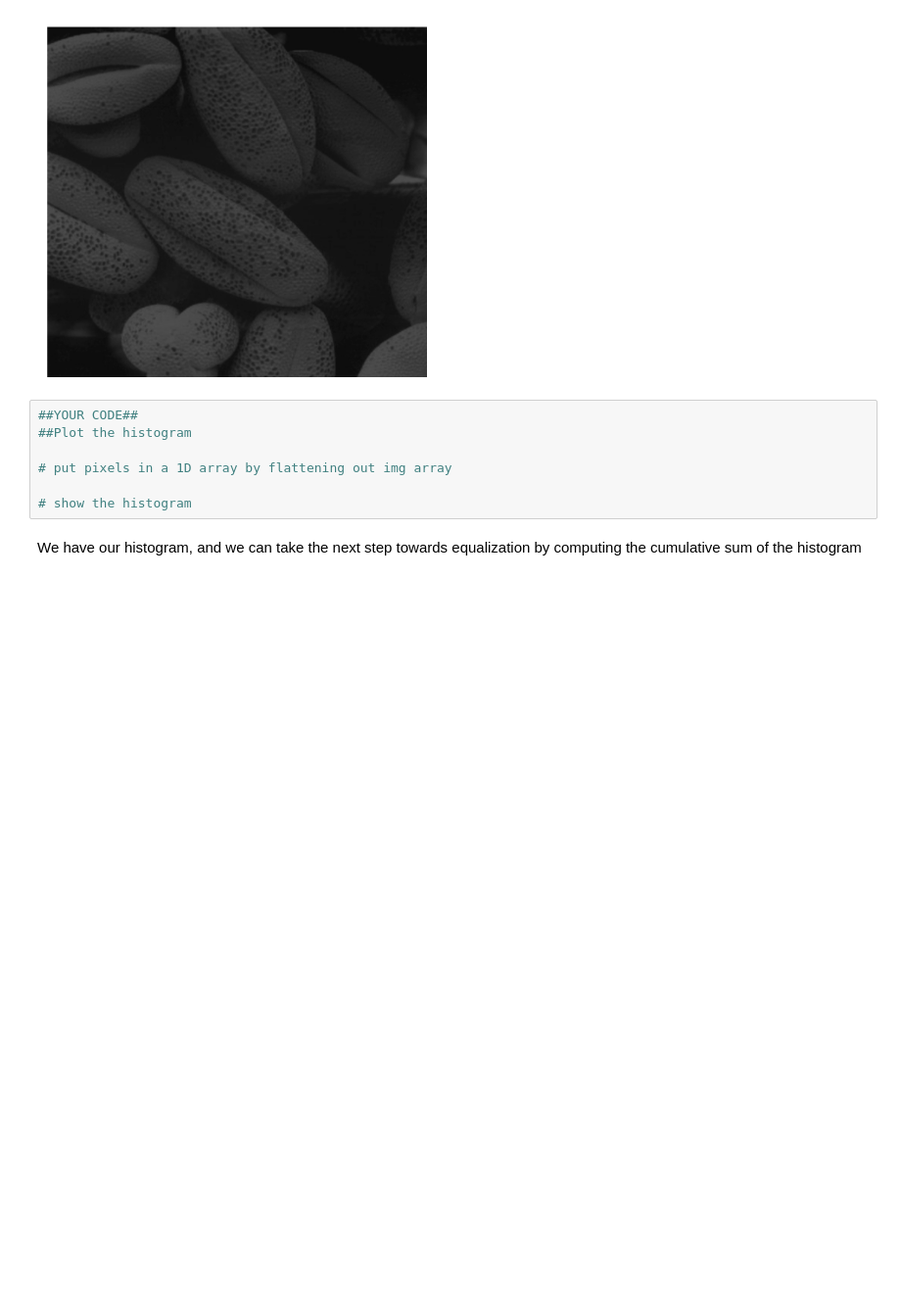
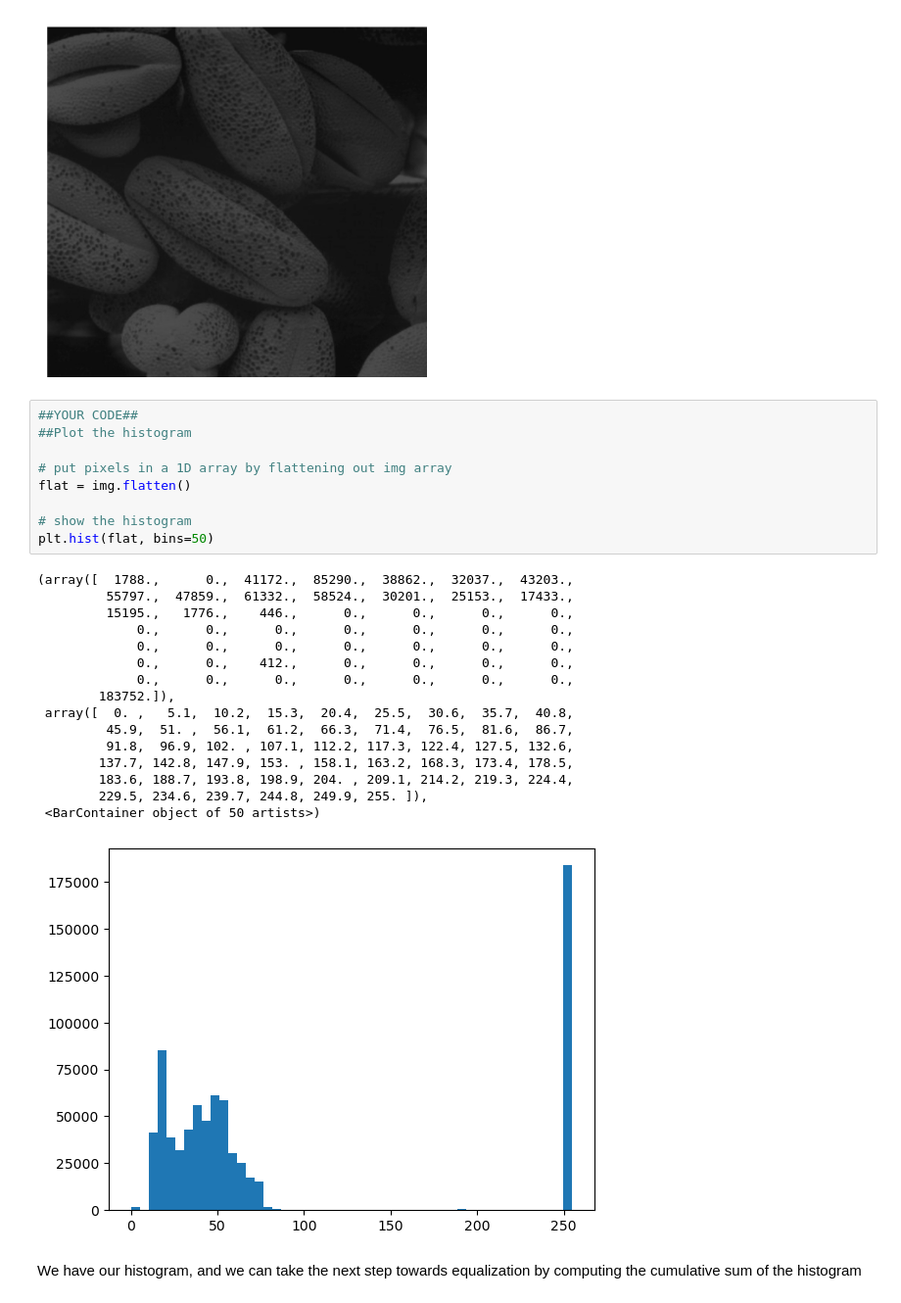
Before and after one commit to masak1112/Computer_vision_lecture_shnu, a Jupyter notebook: week02/Practice_01/Practice_01-answer01.ipynb, the cells around one changed output. Shown at 98% size. Saved outputs shown, nothing was run; the diff lists cells and outputs as text; blank space fills up the shorter version.

```diff
--- a/week02/Practice_01/Practice_01-answer01.ipynb
+++ b/week02/Practice_01/Practice_01-answer01.ipynb
@@ -172,10 +175,29 @@ display(img)
 # %%
 ##YOUR CODE##
 ##Plot the histogram
 
 # put pixels in a 1D array by flattening out img array
+flat = img.flatten()
 
 # show the histogram
+plt.hist(flat, bins=50)
+# %% [output]
+(array([  1788.,      0.,  41172.,  85290.,  38862.,  32037.,  43203.,
+         55797.,  47859.,  61332.,  58524.,  30201.,  25153.,  17433.,
+         15195.,   1776.,    446.,      0.,      0.,      0.,      0.,
+             0.,      0.,      0.,      0.,      0.,      0.,      0.,
+             0.,      0.,      0.,      0.,      0.,      0.,      0.,
+             0.,      0.,    412.,      0.,      0.,      0.,      0.,
+             0.,      0.,      0.,      0.,      0.,      0.,      0.,
+        183752.]),
+ array([  0. ,   5.1,  10.2,  15.3,  20.4,  25.5,  30.6,  35.7,  40.8,
+         45.9,  51. ,  56.1,  61.2,  66.3,  71.4,  76.5,  81.6,  86.7,
+         91.8,  96.9, 102. , 107.1, 112.2, 117.3, 122.4, 127.5, 132.6,
+        137.7, 142.8, 147.9, 153. , 158.1, 163.2, 168.3, 173.4, 178.5,
+        183.6, 188.7, 193.8, 198.9, 204. , 209.1, 214.2, 219.3, 224.4,
+        229.5, 234.6, 239.7, 244.8, 249.9, 255. ]),
+ <BarContainer object of 50 artists>)
+[figure, added]
 # %% [markdown]
 We have our histogram, and we can take the next step towards equalization by computing the cumulative sum of the histogram
 # %%
```
Also changed, not shown: parts of 6 cells of this notebook.
